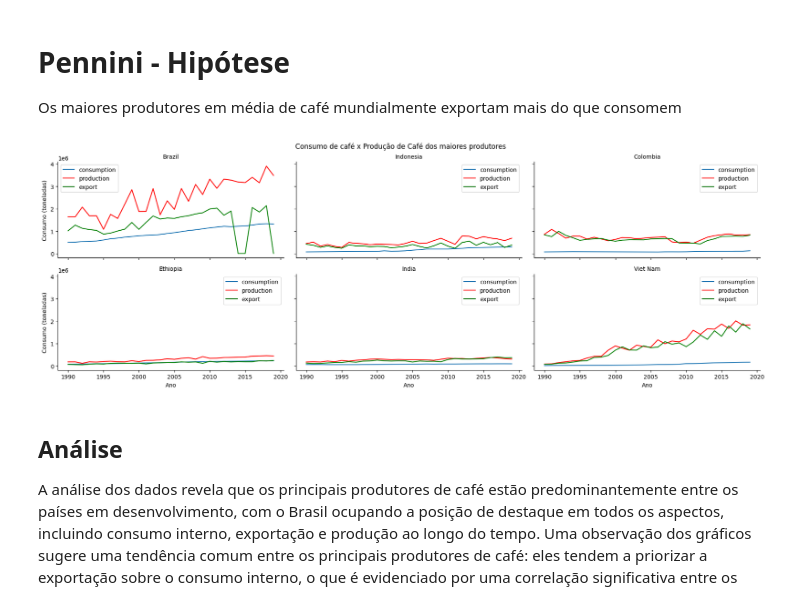
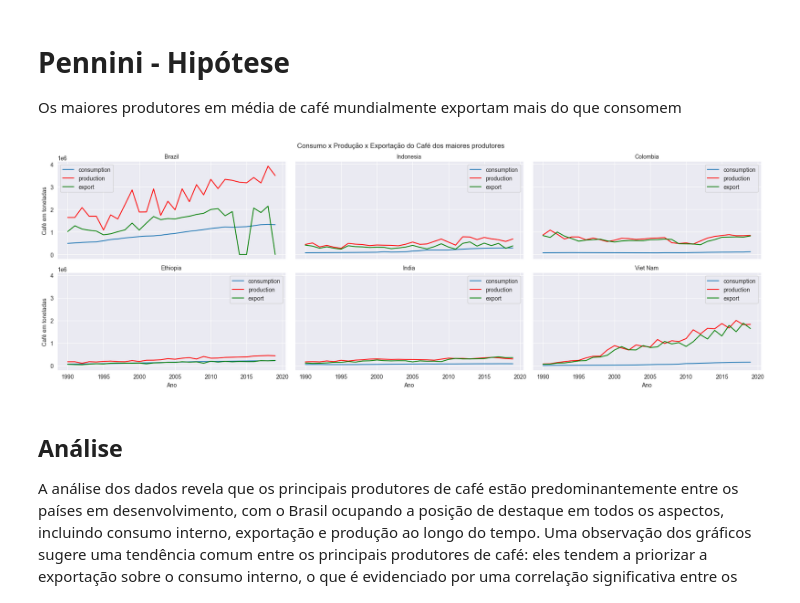
Before and after one commit to fea-dev-usp/Dia-Nacional-do-Cafe, a Jupyter notebook: coffee/app.ipynb, the cells around one changed output. Cells and saved outputs as stored; diff of their text form; code cells hidden in the pictures.

Commit message:
estilo gráfico e labels - finalizado parte André

```diff
--- a/coffee/app.ipynb
+++ b/coffee/app.ipynb
@@ -278,20 +278,22 @@ dom_production_export['year'] = dom_production_export['year'].astype(int)
 
 df_maiores = dom_production_export[dom_production_export['Country'].isin(maiores_produtores)]
 # %%
+sns.set_style('darkgrid')
+
 g = sns.relplot(data=df_maiores, x='year', y='consumption', kind='line', col='Country', col_wrap=3, facet_kws={'sharey': True}, height=3, aspect=2, label='consumption')
 
 for ax, country in zip(g.axes.flat, df_maiores['Country'].unique()):
     df_country = df_maiores[df_maiores['Country'] == country]
     sns.lineplot(data=df_country, x='year', y='production', ax=ax, color='red', label='production')
     sns.lineplot(data=df_country, x='year', y='export', ax=ax, color='green', label='export')
 
-g.set_axis_labels('Ano', 'Consumo (toneladas)')
+g.set_axis_labels('Ano', 'Café em toneladas')
 g.set_titles('{col_name}')
-g.fig.suptitle('Consumo de café x Produção de Café dos maiores produtores', y=1.02)
+g.fig.suptitle('Consumo x Produção x Exportação do Café dos maiores produtores', y=1.02)
 
 plt.show()
 # %% [output]
-[figure, old version]
+[figure, new version]
 # %% [markdown]
 ## Análise
 
```
Also changed, not shown: parts of 2 cells of this notebook.
